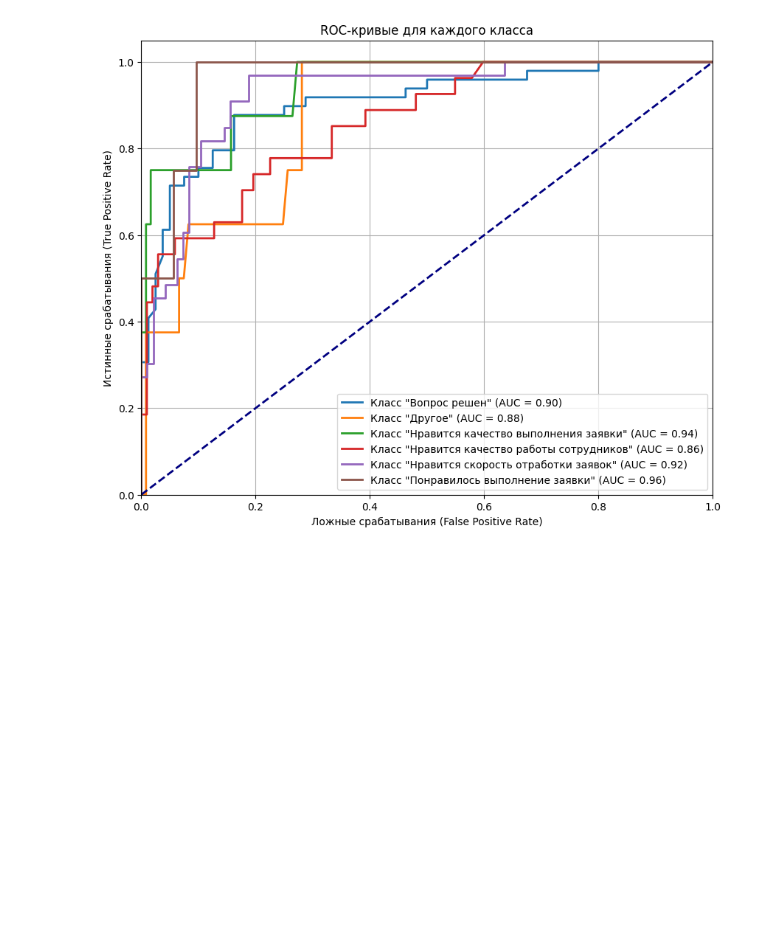
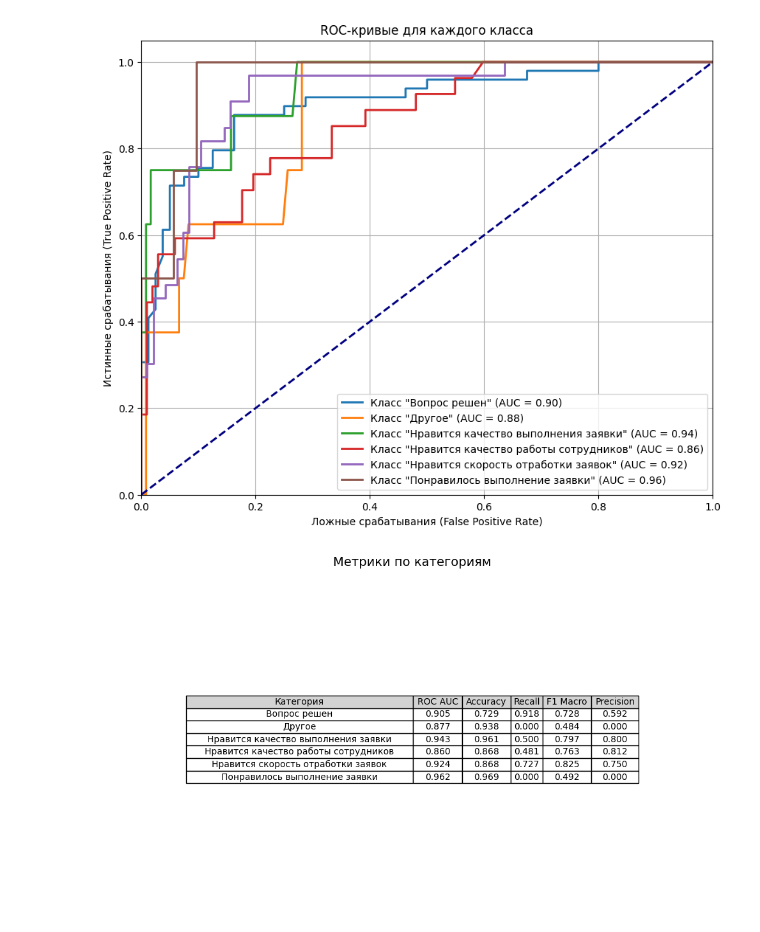
Before and after one commit to Tarantino228/INTENSIV------4, a Jupyter notebook: model.ipynb, the cells around one changed output. Cells and saved outputs as stored; diff of their text form; code cells hidden in the pictures; blank space fills up the shorter version.

```diff
--- a/model.ipynb
+++ b/model.ipynb
@@ -6,6 +6,7 @@ from sklearn.linear_model import LogisticRegression
 from sklearn.metrics import roc_auc_score
 from sklearn.preprocessing import LabelEncoder
 import numpy as np
+import joblib  # импортируем для сохранения модели
 
 # Загрузка данных
 df = pd.read_csv('Razmetka_Koments.csv')
@@ -60,6 +61,10 @@ y_score = model.predict_proba(X_test_tfidf)
 roc_auc = roc_auc_score(y_test, y_score, multi_class='ovr')
 print(f'ROC-AUC: {roc_auc:.4f}')
 
+# Сохранение модели и векторизатора в файл
+joblib.dump({'model': model, 'vectorizer': vectorizer, 'label_encoder': label_encoder}, 'model.pth')
+print("Модель и векторизатор сохранены в файл 'model.pth'.")
+
 # Функция для предсказания категории по новому комментарию
 def predict_category(comment):
     comment_tfidf = vectorizer.transform([comment])
@@ -83,5 +88,11 @@ while True:
     for cat, prob in probabilities.items():
         print(f'{cat}: {prob:.4f}')
     print('------------------------------------------')
+
+    # Для загрузки модели и векторизатора
+data = joblib.load('model.pth')
+model = data['model']
+vectorizer = data['vectorizer']
+label_encoder = data['label_encoder']
 # %% [output]
 ROC-AUC: 0.9117
@@ -120,3 +145,89 @@ plt.grid(True)
 plt.show()
 # %% [output]
 [figure]
+# %%
+import matplotlib.pyplot as plt
+import numpy as np
+from sklearn.metrics import roc_auc_score, accuracy_score, recall_score, f1_score, precision_score
+from sklearn.preprocessing import LabelEncoder
+
+# Предполагается, что у вас есть:
+# - обученная модель: model
+# - тестовые данные: X_test_tfidf, y_test (кодированные метки)
+# - метки категорий: label_encoder (уже обучен и содержит классы)
+
+# Получение предсказаний и вероятностей по тестовым данным
+y_pred = model.predict(X_test_tfidf)
+y_proba = model.predict_proba(X_test_tfidf)
+categories = label_encoder.classes_
+
+# Создаем словарь для хранения метрик по категориям
+metrics_results = {}
+
+for idx, category in enumerate(categories):
+    # Создаем бинарные метки для текущей категории
+    y_true_cat = (y_test == idx).astype(int)  # Истинные метки для категории
+    y_pred_cat = (y_pred == idx).astype(int)  # Предсказания модели для категории
+    y_score_cat = y_proba[:, idx]  # Вероятности для категории
+
+    # Вычисляем метрики
+    roc_auc = roc_auc_score(y_true_cat, y_score_cat)
+    accuracy = accuracy_score(y_true_cat, y_pred_cat)
+    recall = recall_score(y_true_cat, y_pred_cat)
+    f1_macro = f1_score(y_true_cat, y_pred_cat, average='macro')
+    precision = precision_score(y_true_cat, y_pred_cat)
+
+    # Заполняем словарь
+    metrics_results[category] = {
+        'roc_auc': roc_auc,
+        'accuracy': accuracy,
+        'recall': recall,
+        'f1_macro': f1_macro,
+        'precision': precision
+    }
+
+# Ваша функция для отображения таблицы
+def plot_metrics_table(metrics_results):
+    categories = list(metrics_results.keys())
+    metrics_names = ['roc_auc', 'accuracy', 'recall', 'f1_macro', 'precision']
+
+    # Формирую список значений по каждой метрике для всех категорий
+    data = []
+    for metric in metrics_names:
+        metric_values = [metrics_results[cat][metric] for cat in categories]
+        data.append(metric_values)
+
+    data = np.array(data)
+
+    # Создаю таблицу
+    fig, ax = plt.subplots(figsize=(10, len(categories)*0.8 + 1))
+    ax.axis('tight')
+    ax.axis('off')
+
+    # Подготавливаю данные для таблицы
+    table_data = []
+    for i, category in enumerate(categories):
+        row = [category]
+        for j in range(len(metrics_names)):
+            row.append(f"{data[j][i]:.3f}")
+        table_data.append(row)
+
+    # Заголовки столбцов
+    column_labels = ['Категория', 'ROC AUC', 'Accuracy', 'Recall', 'F1 Macro', 'Precision']
+
+    # Создаю таблицу
+    table = ax.table(cellText=table_data, colLabels=column_labels, loc='center', cellLoc='center', colColours=['lightgrey']*6)
+
+    # Настраиваю стиль таблицы
+    table.auto_set_font_size(False)
+    table.set_fontsize(10)
+    table.auto_set_column_width(col=list(range(6)))
+
+    plt.title('Метрики по категориям', fontsize=14)
+    plt.tight_layout()
+    plt.show()
+
+# Вызов функции для отображения
+plot_metrics_table(metrics_results)
+# %% [output]
+[figure, added]
```
Also changed, not shown: parts of 2 cells of this notebook.
